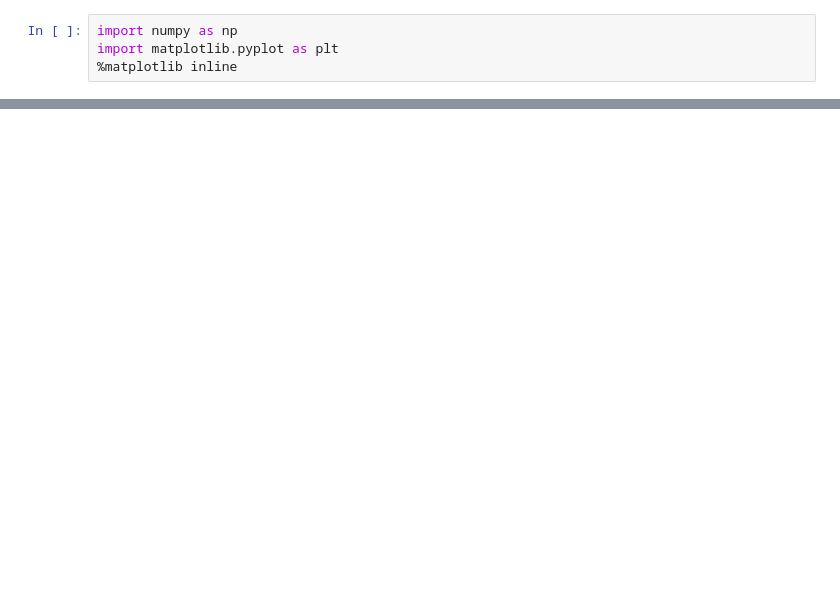
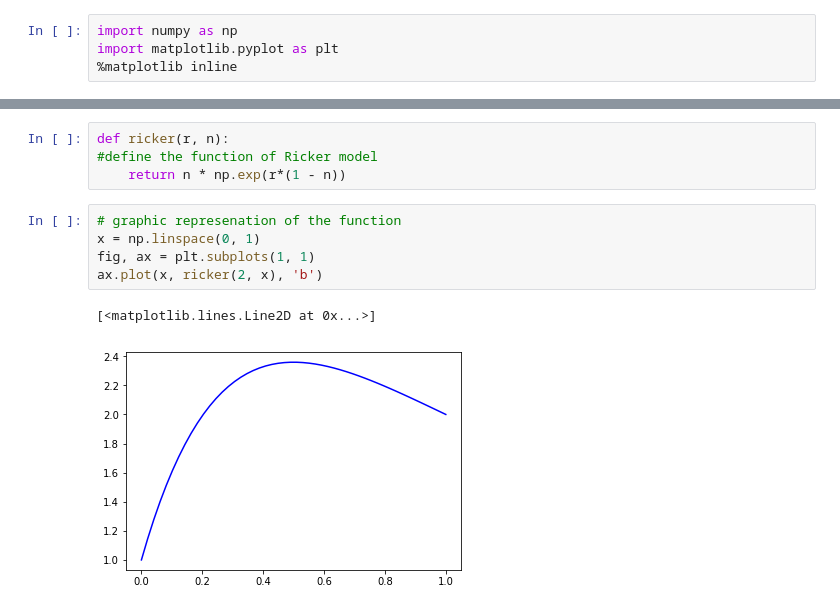
Before and after one commit to varya10/FS21physics_of_life_project, a Jupyter notebook: lyapunov_exponent.ipynb, the cells around one changed output, grey strips where cells are left out. Drawn from its saved outputs; the diff is of its cells as text; blank space fills up the shorter version.

```diff
--- a/lyapunov_exponent.ipynb
+++ b/lyapunov_exponent.ipynb
@@ -12,0 +23,12 @@ def logistic_map(mu, n):
+# %%
+def ricker(r, n):
+#define the function of Ricker model
+    return n * np.exp(r*(1 - n))
+# %%
+# graphic represenation of the function
+x = np.linspace(0, 1)
+fig, ax = plt.subplots(1, 1)
+ax.plot(x, ricker(2, x), 'b')
+# %% [output]
+[<matplotlib.lines.Line2D at 0x...>]
+[figure, added]
```
Also changed, not shown: parts of 26 cells of this notebook.
